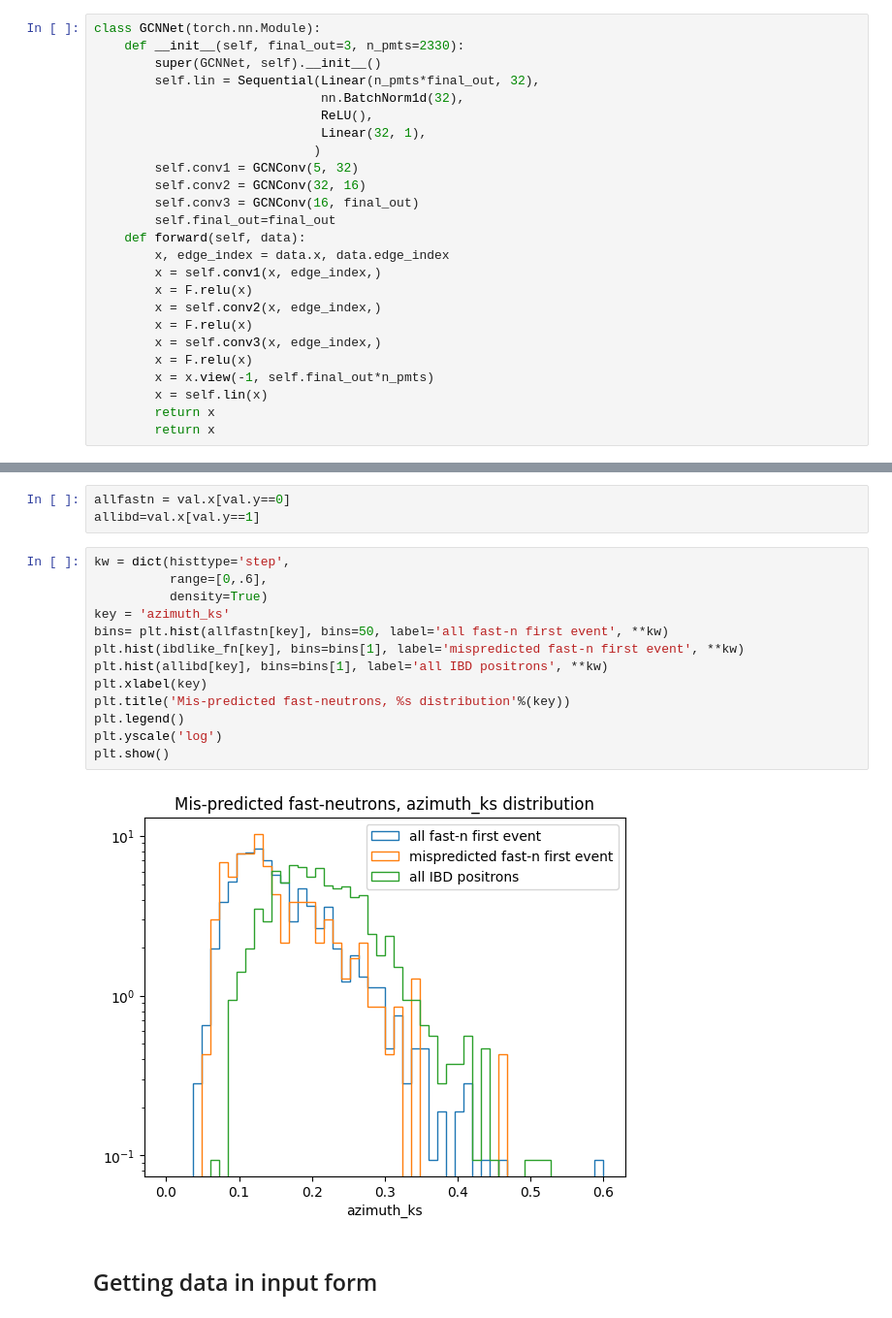
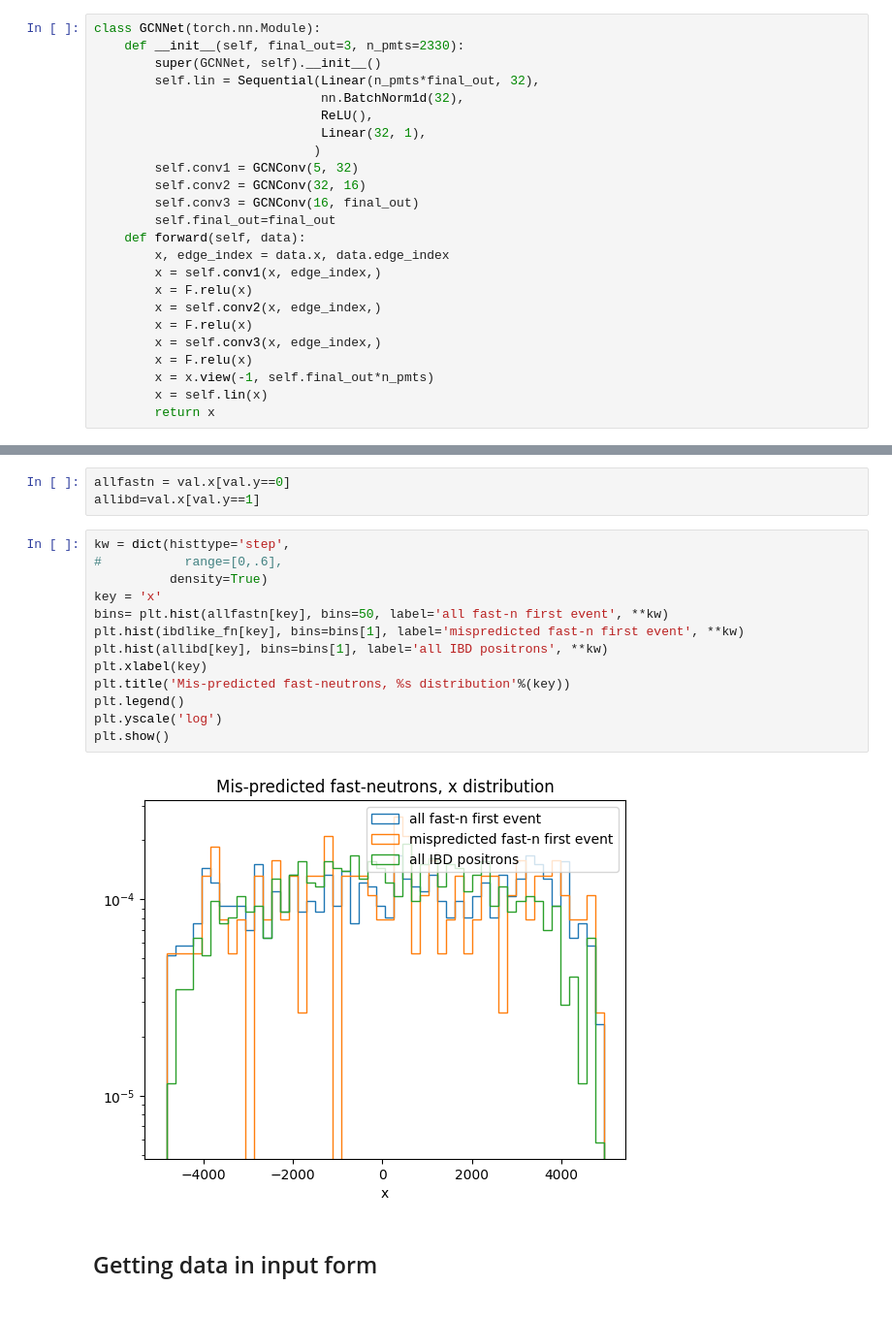
Before and after one commit to sophiafarrell/mlwatch, a Jupyter notebook: coupled_WBLS.ipynb, the cells around one changed output, grey strips where cells are left out. Shown at 97% size. Drawn from its saved outputs; the diff is of its cells as text.

```diff
--- a/coupled_WBLS.ipynb
+++ b/coupled_WBLS.ipynb
@@ -61,7 +59,6 @@ class GCNNet(torch.nn.Module):
         x = x.view(-1, self.final_out*n_pmts)
         x = self.lin(x)
         return x
-        return x
 # %%
 torch.cuda.set_device(1)
 device = torch.device("cuda")
@@ -169,19 +164,19 @@ allfastn = val.x[val.y==0]
 allibd=val.x[val.y==1]
 # %%
 kw = dict(histtype='step',
-          range=[0,.6],
+#           range=[0,.6],
           density=True)
-key = 'azimuth_ks'
+key = 'x'
 bins= plt.hist(allfastn[key], bins=50, label='all fast-n first event', **kw)
 plt.hist(ibdlike_fn[key], bins=bins[1], label='mispredicted fast-n first event', **kw)
 plt.hist(allibd[key], bins=bins[1], label='all IBD positrons', **kw)
 plt.xlabel(key)
 plt.title('Mis-predicted fast-neutrons, %s distribution'%(key))
 plt.legend()
 plt.yscale('log')
 plt.show()
 # %% [output]
-[figure, old version]
+[figure, new version]
 # %% [markdown]
 ## Getting data in input form
 # %% [markdown]
```
Also changed, not shown: parts of 12 cells of this notebook, 1 other file.
